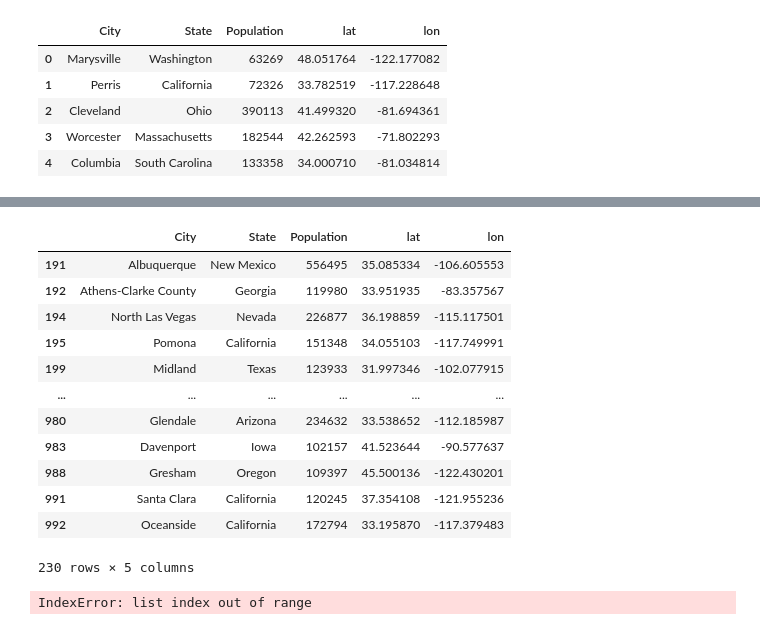
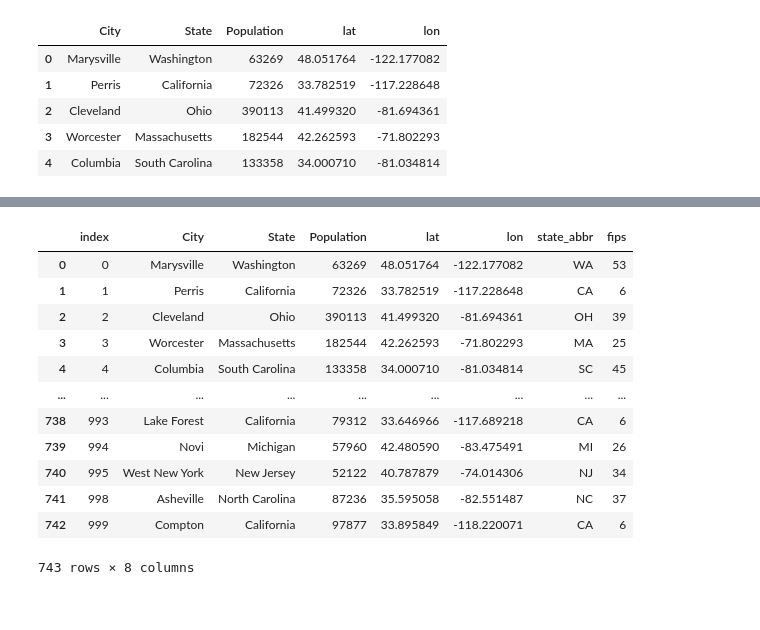
Before and after one commit to kenthansen98/transportation-health, a Jupyter notebook: api_data.ipynb, the cells around one changed output, grey strips where cells are left out. Saved outputs shown, nothing was run; the diff lists cells and outputs as text; code cells hidden in the pictures.

Commit message:
added scrolling, fixed database city name collisions, added transport score view

```diff
--- a/api_data.ipynb
+++ b/api_data.ipynb
@@ -13,4 +13,6 @@ city_info.head()
 | 3 | Worcester | Massachusetts | 182544 | 42.262593 | -71.802293 |
 | 4 | Columbia | South Carolina | 133358 | 34.000710 | -81.034814 |
 # %%
-city_info = city_info[city_info['Population'] > 100000]
+city_info = city_info[city_info['Population'] > 50000]
+# %%
+city_info = city_info.reset_index()
@@ -17,17 +46,24 @@ city_info = city_info[city_info['Population'] > 100000]
+# %%
+state_mapping = pd.read_csv('state_codes.txt', header=None)
+state_mapping.columns = ['state_name', 'fips', 'abbr']
+state_mapping = state_mapping.set_index('state_name').to_dict('index')
+# %%
+city_info['state_abbr'] = city_info['State'].apply(lambda x: state_mapping[x]['abbr'])
+city_info['fips'] = city_info['State'].apply(lambda x: state_mapping[x]['fips'])
 # %%
-city_info.loc[191:]
+city_info
 # %% [output]
-|  | City | State | Population | lat | lon |
-| 191 | Albuquerque | New Mexico | 556495 | 35.085334 | -106.605553 |
-| 192 | Athens-Clarke County | Georgia | 119980 | 33.951935 | -83.357567 |
-| 194 | North Las Vegas | Nevada | 226877 | 36.198859 | -115.117501 |
-| 195 | Pomona | California | 151348 | 34.055103 | -117.749991 |
-| 199 | Midland | Texas | 123933 | 31.997346 | -102.077915 |
-| ... | ... | ... | ... | ... | ... |
-| 980 | Glendale | Arizona | 234632 | 33.538652 | -112.185987 |
-| 983 | Davenport | Iowa | 102157 | 41.523644 | -90.577637 |
-| 988 | Gresham | Oregon | 109397 | 45.500136 | -122.430201 |
-| 991 | Santa Clara | California | 120245 | 37.354108 | -121.955236 |
-| 992 | Oceanside | California | 172794 | 33.195870 | -117.379483 |
+|  | index | City | State | Population | lat | lon | state_abbr | fips |
+| 0 | 0 | Marysville | Washington | 63269 | 48.051764 | -122.177082 | WA | 53 |
+| 1 | 1 | Perris | California | 72326 | 33.782519 | -117.228648 | CA | 6 |
+| 2 | 2 | Cleveland | Ohio | 390113 | 41.499320 | -81.694361 | OH | 39 |
+| 3 | 3 | Worcester | Massachusetts | 182544 | 42.262593 | -71.802293 | MA | 25 |
+| 4 | 4 | Columbia | South Carolina | 133358 | 34.000710 | -81.034814 | SC | 45 |
+| ... | ... | ... | ... | ... | ... | ... | ... | ... |
+| 738 | 993 | Lake Forest | California | 79312 | 33.646966 | -117.689218 | CA | 6 |
+| 739 | 994 | Novi | Michigan | 57960 | 42.480590 | -83.475491 | MI | 26 |
+| 740 | 995 | West New York | New Jersey | 52122 | 40.787879 | -74.014306 | NJ | 34 |
+| 741 | 998 | Asheville | North Carolina | 87236 | 35.595058 | -82.551487 | NC | 37 |
+| 742 | 999 | Compton | California | 97877 | 33.895849 | -118.220071 | CA | 6 |
-230 rows × 5 columns
+743 rows × 8 columns
 # %%
@@ -35,9 +70,0 @@ health_factors = ['air-pollution-particulate-matter', 'air-pollution-ozone', 'ca
-# %%
-# data = []
-for i, row in city_info.loc[1:].iterrows():
-    for factor in health_factors:
-        req = requests.get(f"https://api.cityhealthdashboard.com/api/data/city-metric/{factor}?token=47ebc17d73896e342294b8eb89783f47&city_name={row['City']}")
-        if (req.status_code == 200) and ('error' not in req.json()):
-            data.append(req.json()['rows'][0])
-# %% [output]
-IndexError: list index out of range
```
Also changed, not shown: parts of 24 cells of this notebook, 9 other files.
